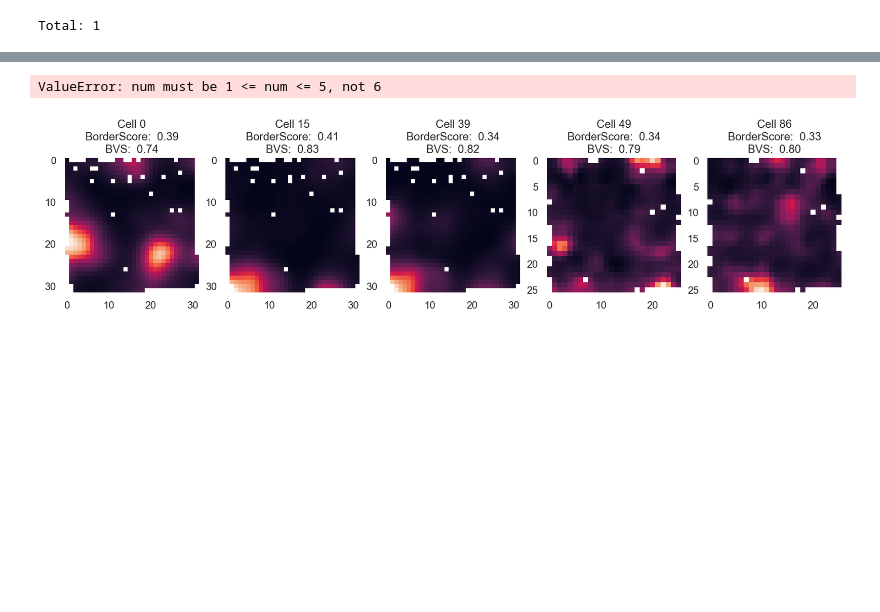
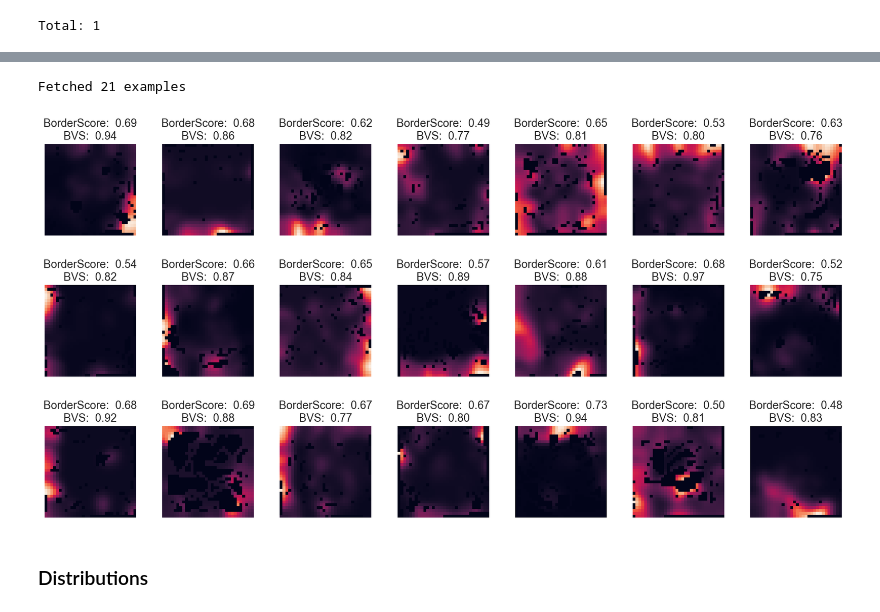
Before and after one commit to horsto/boundary_vector_score, a Jupyter notebook: BVS datajoint imaging.ipynb, the cells around one changed output, grey strips where cells are left out. Saved outputs shown, nothing was run; the diff lists cells and outputs as text; code cells hidden in the pictures; blank space fills up the shorter version.

```diff
--- a/BVS datajoint imaging.ipynb
+++ b/BVS datajoint imaging.ipynb
@@ -134,0 +62,3 @@ Total: 57
+# %%
+bvs_examples = BorderScore * BVScore & 'bvs > .75' & 'borderscore > .48' & 'signal_type = "spikes"' & 'map_params_id = "A"' & 'bv_field_dect_method = "opexebo"'
+bvs_examples
@@ -135,15 +81,22 @@ Total: 57
 # %%
-figure = plt.figure(figsize=(15,7))
+some_bvs = bvs_examples.fetch(limit=21, order_by='RAND()', as_dict=True)
+print(f'Fetched {len(some_bvs)} examples')
+figure = plt.figure(figsize=(15,8))
 for no,rm in enumerate(some_bvs):
-    ax = figure.add_subplot(1,5,no+1)
+    ax = figure.add_subplot(3,7,no+1)
     bvs = rm['bvs']
     borderscore = (BorderScore & rm).fetch1("borderscore")
     ratemap_entry = (Ratemap & rm).fetch1()
     rm      = np.ma.array(ratemap_entry['ratemap'], mask = ratemap_entry['mask_rm'])
-    rm_nans = np.ma.filled(rm, fill_value=np.nan).astype(np.float64)
+    rm_nans = np.ma.filled(rm, fill_value=-10).astype(np.float64)
     ax.imshow(rm_nans)
-    ax.set_title(f'Cell {ratemap_entry["cell_id"]}\nBorderScore:  {borderscore:.2f}\nBVS:  {bvs:.2f}')
+    ax.set_title(f'BorderScore:  {borderscore:.2f}\nBVS:  {bvs:.2f}')
+    ax.get_xaxis().set_ticks([])
+    ax.get_yaxis().set_ticks([])
     sns.despine(left=True,bottom=True)
+plt.tight_layout()
 # %% [output]
-ValueError: num must be 1 <= num <= 5, not 6
+Fetched 21 examples
-[figure, old version]
+[figure, new version]
+# %% [markdown]
+### Distributions
```
Also changed, not shown: parts of 21 cells of this notebook.
